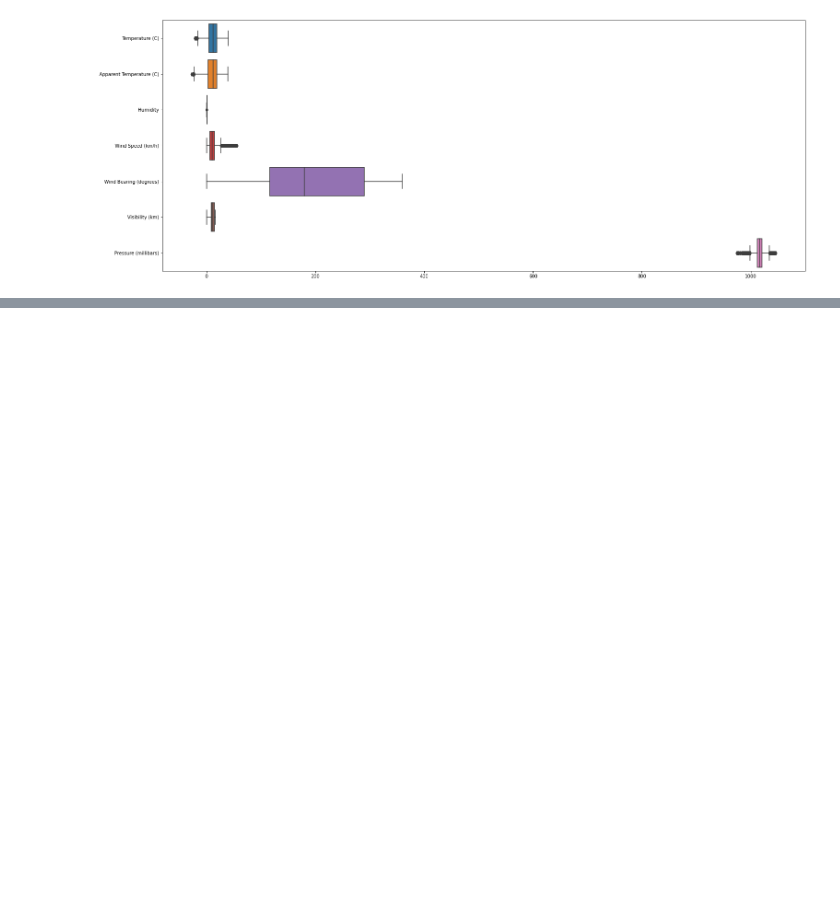
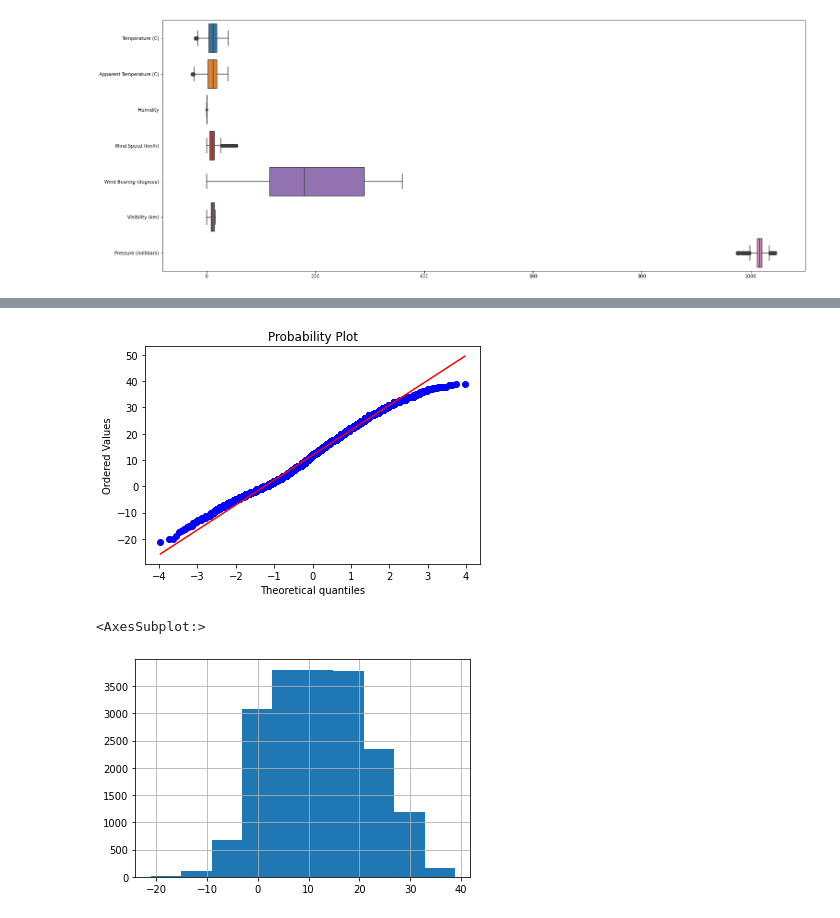
Before and after one commit to jasmeen848/temperature-prediction-model, a Jupyter notebook: TemperaturePredictionRegression.ipynb, the cells around one changed output, grey strips where cells are left out. Cells and saved outputs as stored; diff of their text form; code cells hidden in the pictures; blank space fills up the shorter version.

```diff
--- a/TemperaturePredictionRegression.ipynb
+++ b/TemperaturePredictionRegression.ipynb
@@ -385,0 +462,9 @@ sns.boxplot(data=new_weather_df, orient='h', ax=ax)
+# %%
+# Temperature (C) - Testing
+stats.probplot(X_test['Temperature (C)'], dist="norm", plot=plt)
+plt.show()
+X_test['Temperature (C)'].hist()
+# %% [output]
+[figure, added]
+<AxesSubplot:>
+[figure, added]
```
Also changed, not shown: parts of 35 cells of this notebook.
